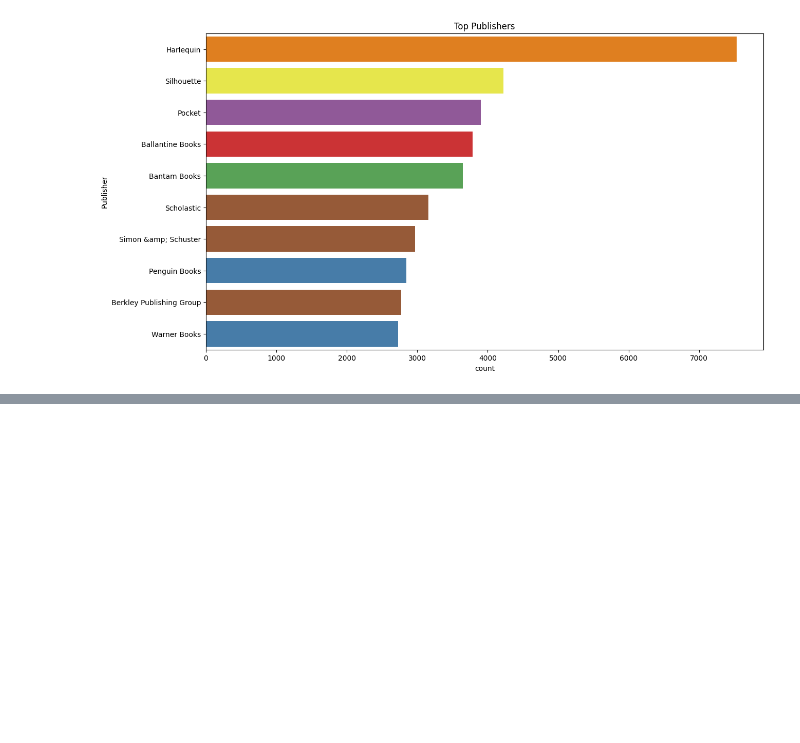
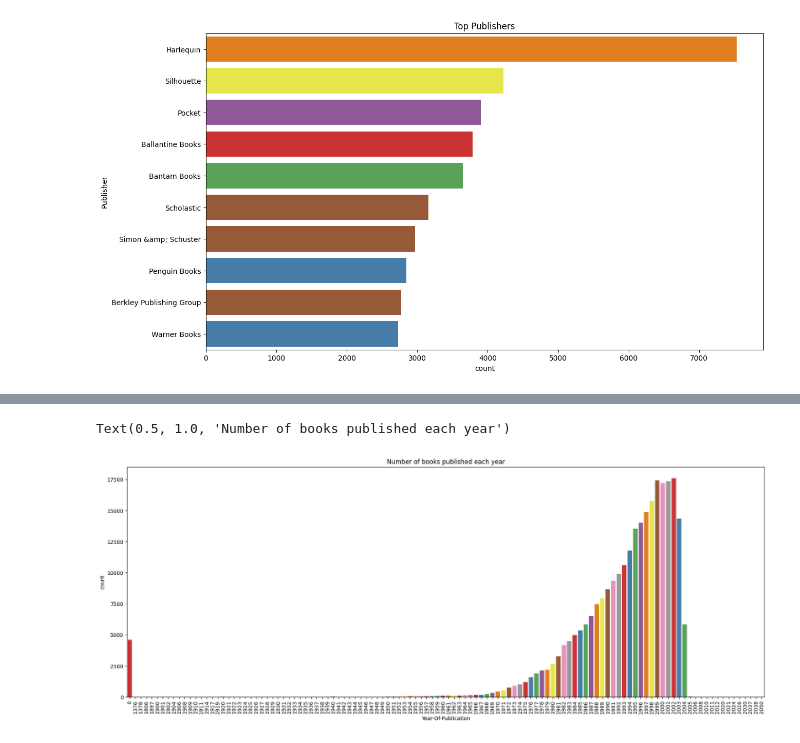
Before and after one commit to PaulPawelec/DataMining, a Jupyter notebook: BookRecommender/BookRecommender.ipynb, the cells around one changed output, grey strips where cells are left out. Saved outputs shown, nothing was run; the diff lists cells and outputs as text; code cells hidden in the pictures; blank space fills up the shorter version.

```diff
--- a/BookRecommender/BookRecommender.ipynb
+++ b/BookRecommender/BookRecommender.ipynb
@@ -336,0 +354,9 @@ Text(0.5, 1.0, 'Top Publishers')
+# %%
+plt.figure(figsize=(22, 8))
+
+sns.countplot(data=books , x='Year-Of-Publication', hue='Year-Of-Publication', palette='Set1', legend=False)
+plt.xticks(rotation = 90, horizontalalignment="center")
+plt.title("Number of books published each year")
+# %% [output]
+Text(0.5, 1.0, 'Number of books published each year')
+[figure, added]
```
Also changed, not shown: parts of 2 cells of this notebook.
